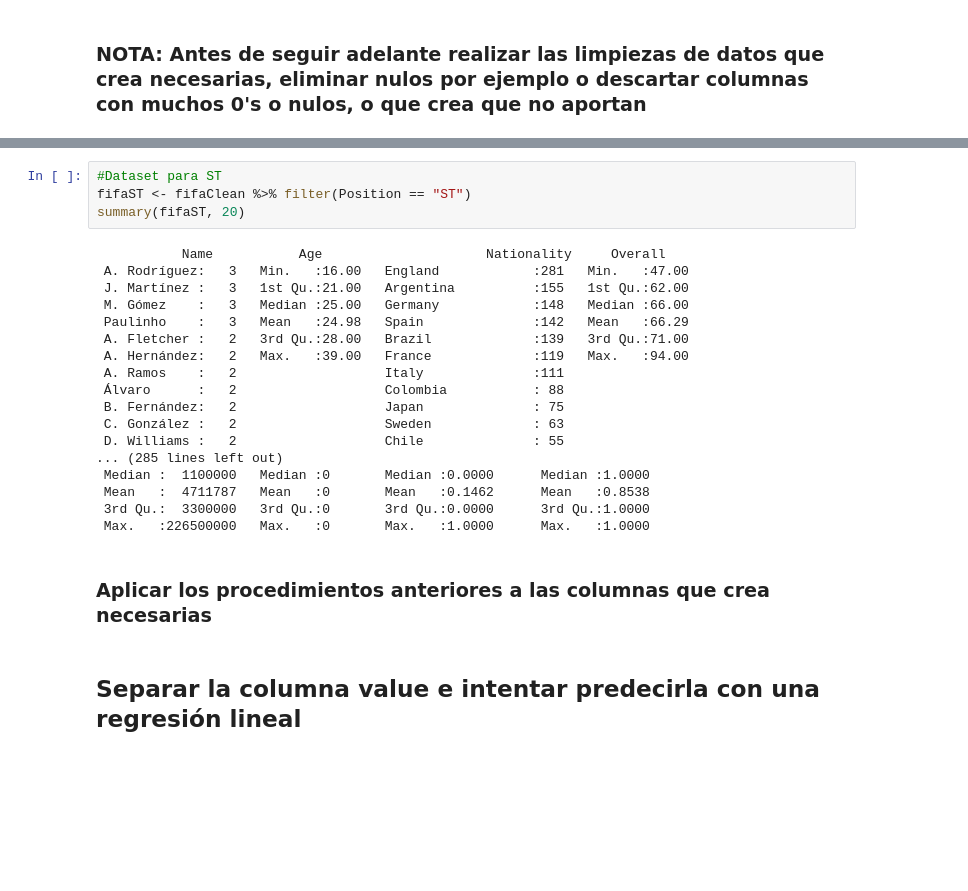
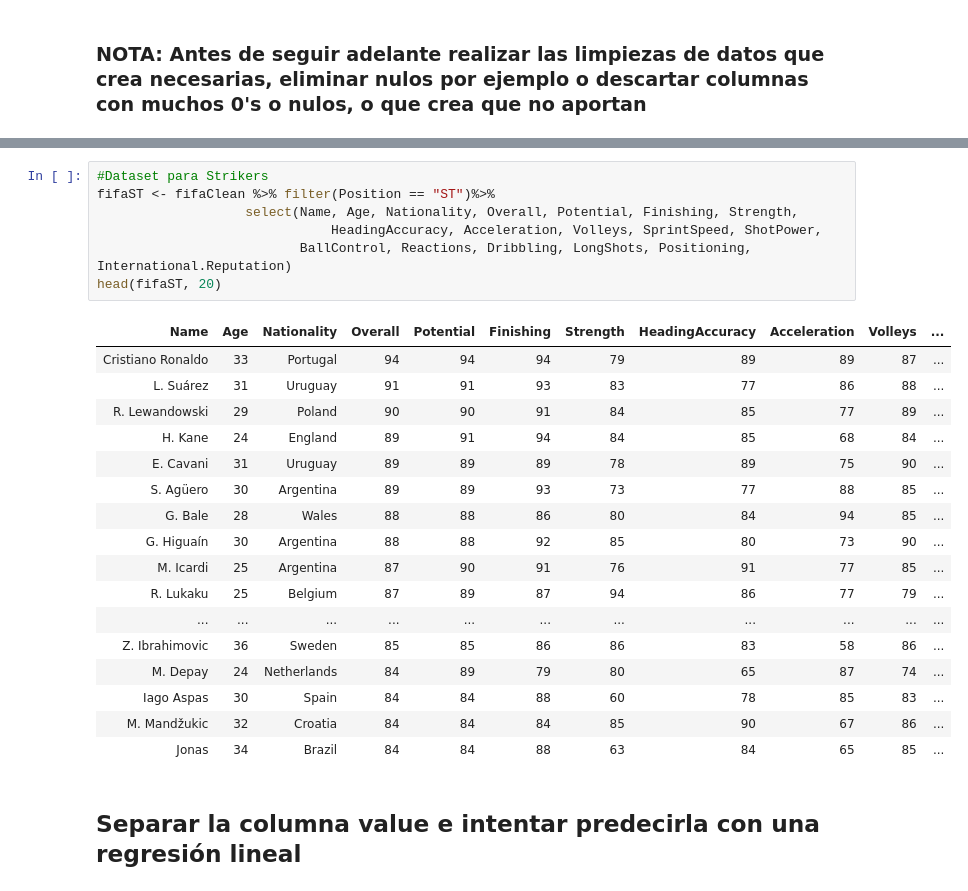
Before and after one commit to LauraRodriguezCanova/MachineLearning, a Jupyter notebook: Tarea.ipynb, the cells around one changed output, grey strips where cells are left out. Drawn from its saved outputs; the diff is of its cells as text; blank space fills up the shorter version.

```diff
--- a/Tarea.ipynb
+++ b/Tarea.ipynb
@@ -320,27 +517,28 @@ summary(fifaAM, 20)
 # %%
-#Dataset para ST
-fifaST <- fifaClean %>% filter(Position == "ST")
-summary(fifaST, 20)
+#Dataset para Strikers
+fifaST <- fifaClean %>% filter(Position == "ST")%>%
+                   select(Name, Age, Nationality, Overall, Potential, Finishing, Strength,
+                              HeadingAccuracy, Acceleration, Volleys, SprintSpeed, ShotPower,
+                          BallControl, Reactions, Dribbling, LongShots, Positioning, International.Reputation)
+head(fifaST, 20)
 # %% [output]
-           Name           Age                     Nationality     Overall
- A. Rodríguez:   3   Min.   :16.00   England            :281   Min.   :47.00
- J. Martínez :   3   1st Qu.:21.00   Argentina          :155   1st Qu.:62.00
- M. Gómez    :   3   Median :25.00   Germany            :148   Median :66.00
- Paulinho    :   3   Mean   :24.98   Spain              :142   Mean   :66.29
- A. Fletcher :   2   3rd Qu.:28.00   Brazil             :139   3rd Qu.:71.00
- A. Hernández:   2   Max.   :39.00   France             :119   Max.   :94.00
- A. Ramos    :   2                   Italy              :111
- Álvaro      :   2                   Colombia           : 88
- B. Fernández:   2                   Japan              : 75
- C. González :   2                   Sweden             : 63
- D. Williams :   2                   Chile              : 55
-... (285 lines left out)
- Median :  1100000   Median :0       Median :0.0000      Median :1.0000
- Mean   :  4711787   Mean   :0       Mean   :0.1462      Mean   :0.8538
- 3rd Qu.:  3300000   3rd Qu.:0       3rd Qu.:0.0000      3rd Qu.:1.0000
- Max.   :226500000   Max.   :0       Max.   :1.0000      Max.   :1.0000
+| Name | Age | Nationality | Overall | Potential | Finishing | Strength | HeadingAccuracy | Acceleration | Volleys | ... |
+| Cristiano Ronaldo | 33 | Portugal | 94 | 94 | 94 | 79 | 89 | 89 | 87 | ... |
+| L. Suárez | 31 | Uruguay | 91 | 91 | 93 | 83 | 77 | 86 | 88 | ... |
+| R. Lewandowski | 29 | Poland | 90 | 90 | 91 | 84 | 85 | 77 | 89 | ... |
+| H. Kane | 24 | England | 89 | 91 | 94 | 84 | 85 | 68 | 84 | ... |
+| E. Cavani | 31 | Uruguay | 89 | 89 | 89 | 78 | 89 | 75 | 90 | ... |
+| S. Agüero | 30 | Argentina | 89 | 89 | 93 | 73 | 77 | 88 | 85 | ... |
+| G. Bale | 28 | Wales | 88 | 88 | 86 | 80 | 84 | 94 | 85 | ... |
+| G. Higuaín | 30 | Argentina | 88 | 88 | 92 | 85 | 80 | 73 | 90 | ... |
+| M. Icardi | 25 | Argentina | 87 | 90 | 91 | 76 | 91 | 77 | 85 | ... |
+| R. Lukaku | 25 | Belgium | 87 | 89 | 87 | 94 | 86 | 77 | 79 | ... |
+| ... | ... | ... | ... | ... | ... | ... | ... | ... | ... | ... |
+| Z. Ibrahimovic | 36 | Sweden | 85 | 85 | 86 | 86 | 83 | 58 | 86 | ... |
+| M. Depay | 24 | Netherlands | 84 | 89 | 79 | 80 | 65 | 87 | 74 | ... |
+| Iago Aspas | 30 | Spain | 84 | 84 | 88 | 60 | 78 | 85 | 83 | ... |
+| M. Mandžukic | 32 | Croatia | 84 | 84 | 84 | 85 | 90 | 67 | 86 | ... |
+| Jonas | 34 | Brazil | 84 | 84 | 88 | 63 | 84 | 65 | 85 | ... |
-# %% [markdown]
-### Aplicar los procedimientos anteriores a las columnas que crea necesarias
 # %% [markdown]
 ## Separar la columna value e intentar predecirla con una regresión lineal
 # %% [markdown]
```
Also changed, not shown: parts of 27 cells of this notebook.
